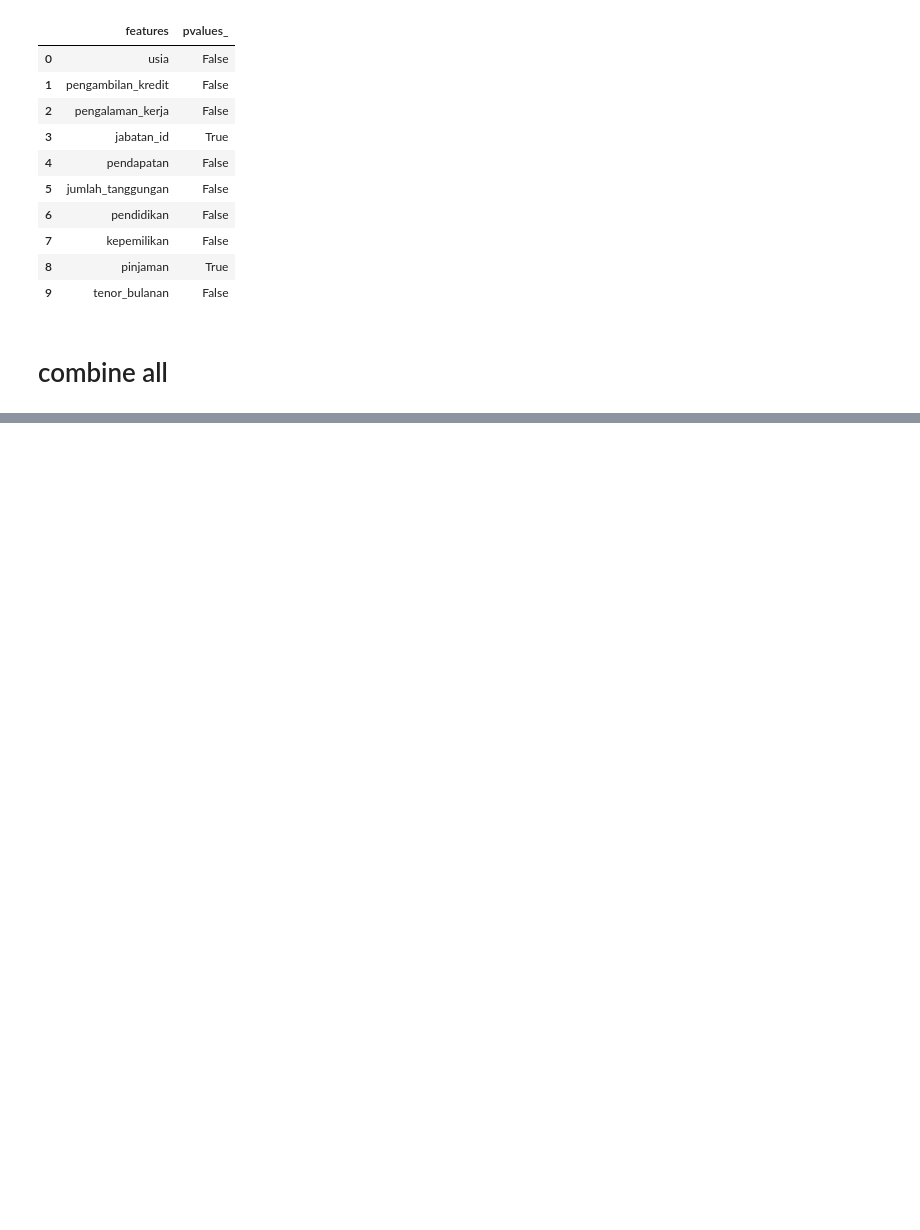
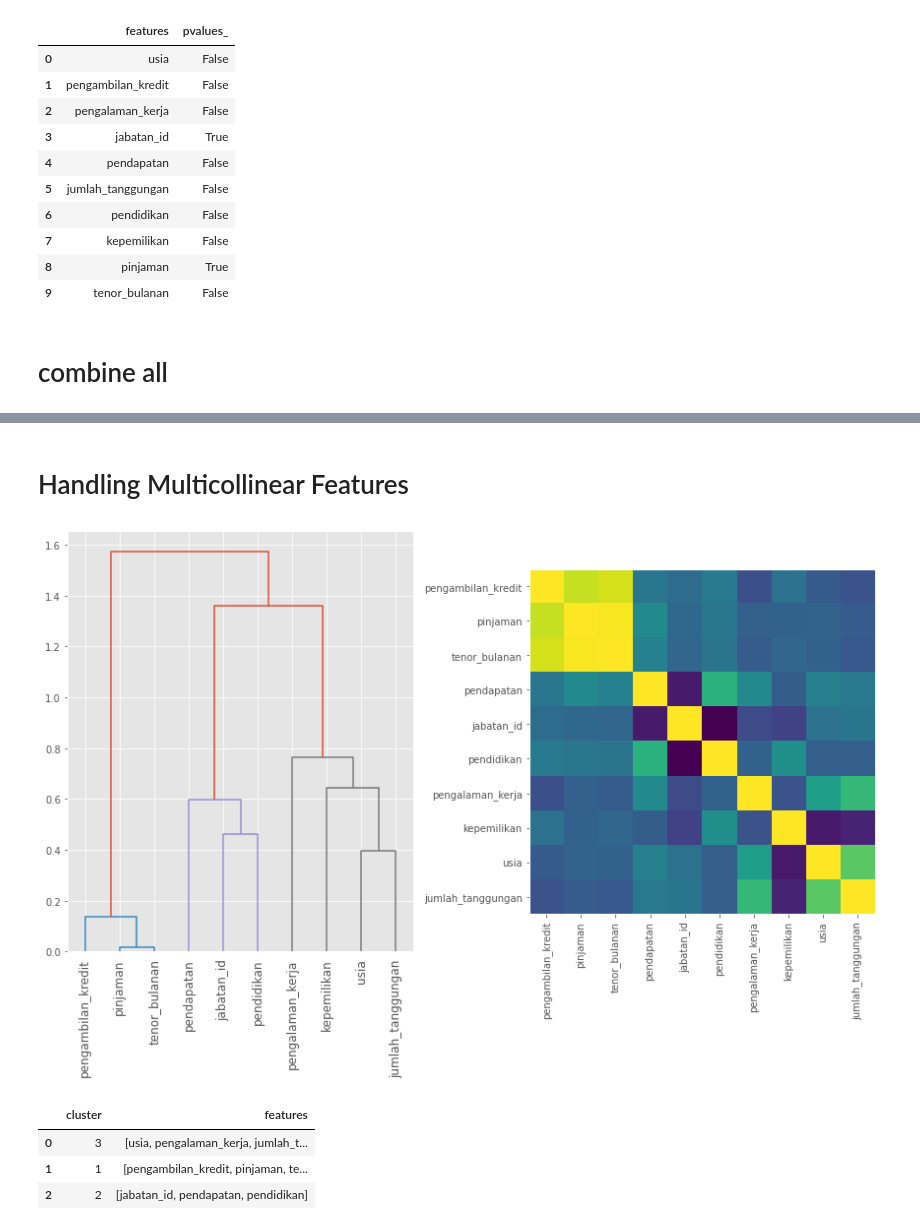
Before and after one commit to imanursar/Machine-Learning-Notes, a Jupyter notebook: Custom Function/Feature Importance Function.ipynb, the cells around one changed output, grey strips where cells are left out. Saved outputs shown, nothing was run; the diff lists cells and outputs as text; code cells hidden in the pictures; blank space fills up the shorter version.

```diff
--- a/Custom Function/Feature Importance Function.ipynb
+++ b/Custom Function/Feature Importance Function.ipynb
@@ -439,0 +470,13 @@ test
+# %% [markdown]
+# Handling Multicollinear Features
+# %%
+result,selected_features = feature_importance.multicoll(df1,"kat_status")
+# %% [output]
+[figure, added]
+# %%
+result
+# %% [output]
+|  | cluster | features |
+| 0 | 3 | [usia, pengalaman_kerja, jumlah_t... |
+| 1 | 1 | [pengambilan_kredit, pinjaman, te... |
+| 2 | 2 | [jabatan_id, pendapatan, pendidikan] |
```
Also changed, not shown: parts of 12 cells of this notebook.
